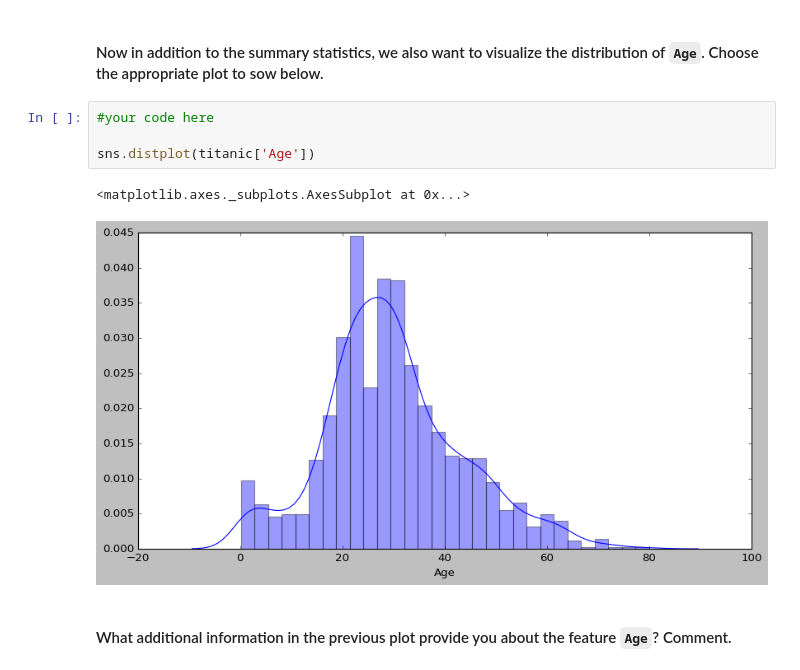
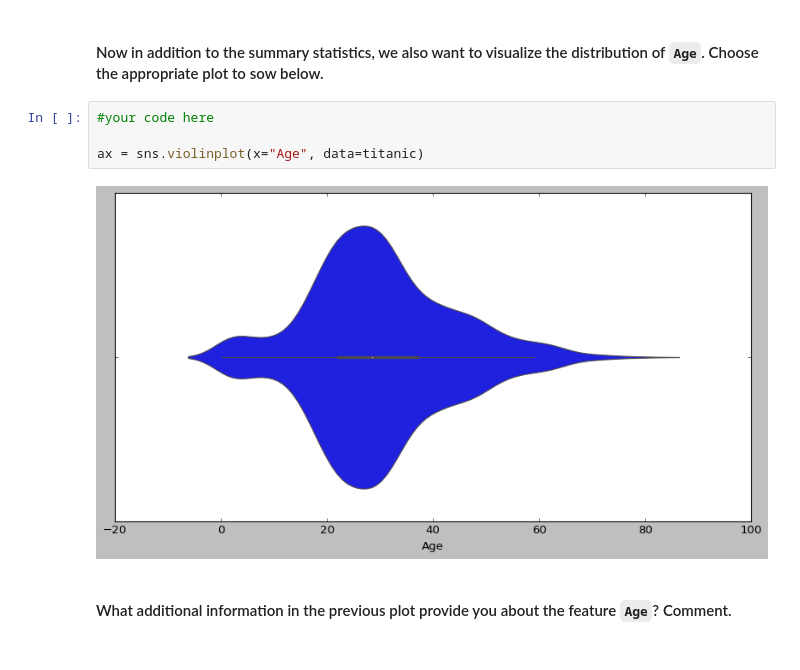
Before and after one commit to breogann/datamad0120, a Jupyter notebook: module-2/lab-matplotlib-seaborn/your-code/challenge-3.ipynb, the cells around one changed output. Cells and saved outputs as stored; diff of their text form.

```diff
--- a/module-2/lab-matplotlib-seaborn/your-code/challenge-3.ipynb
+++ b/module-2/lab-matplotlib-seaborn/your-code/challenge-3.ipynb
@@ -187,10 +189,9 @@ titanic.boxplot(column='Age')
 # %%
 #your code here
 
-sns.distplot(titanic['Age'])
+ax = sns.violinplot(x="Age", data=titanic)
 # %% [output]
-<matplotlib.axes._subplots.AxesSubplot at 0x...>
-[figure, old version]
+[figure, new version]
 # %% [markdown]
 #### What additional information in the previous plot provide you about the feature `Age`? Comment.
 # %%
```
Also changed, not shown: parts of 1 cell of this notebook.
